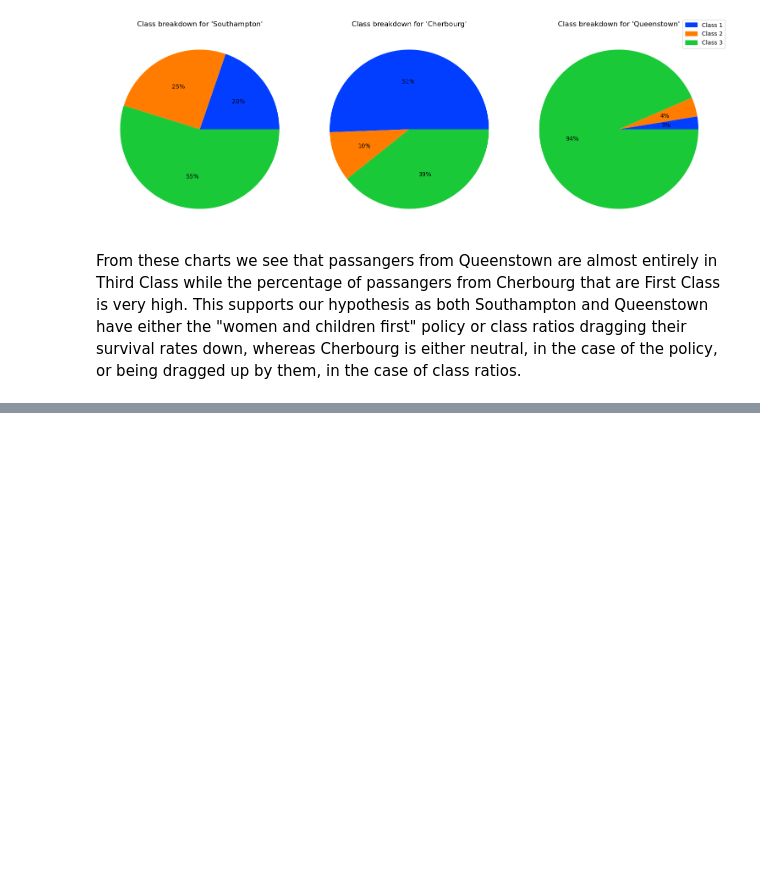
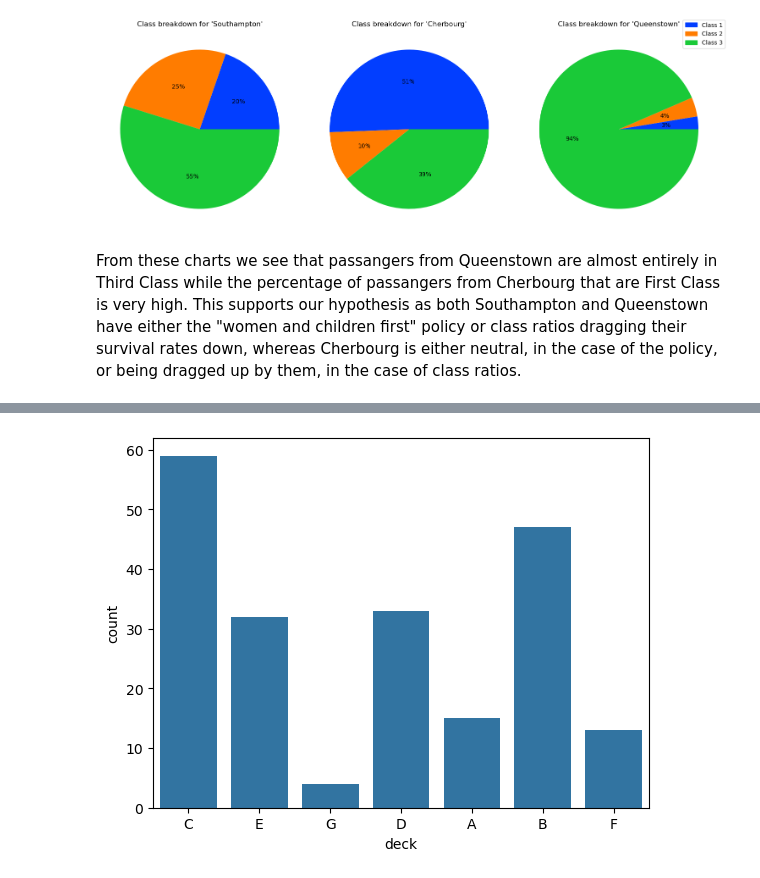
Before and after one commit to omarbessi04/ML-Tut1, a Jupyter notebook: main.ipynb, the cells around one changed output, grey strips where cells are left out. Drawn from its saved outputs; the diff is of its cells as text; code cells hidden in the pictures; blank space fills up the shorter version.

```diff
--- a/main.ipynb
+++ b/main.ipynb
@@ -283,0 +286,5 @@ We seemed to be completely wrong. The data seems mostly scattered around 1 - 75,
+# %%
+theplot = sns.countplot(data=titanic, x="deck")
+plt.show()
+# %% [output]
+[figure, added]
```
Also changed, not shown: parts of 7 cells of this notebook.
